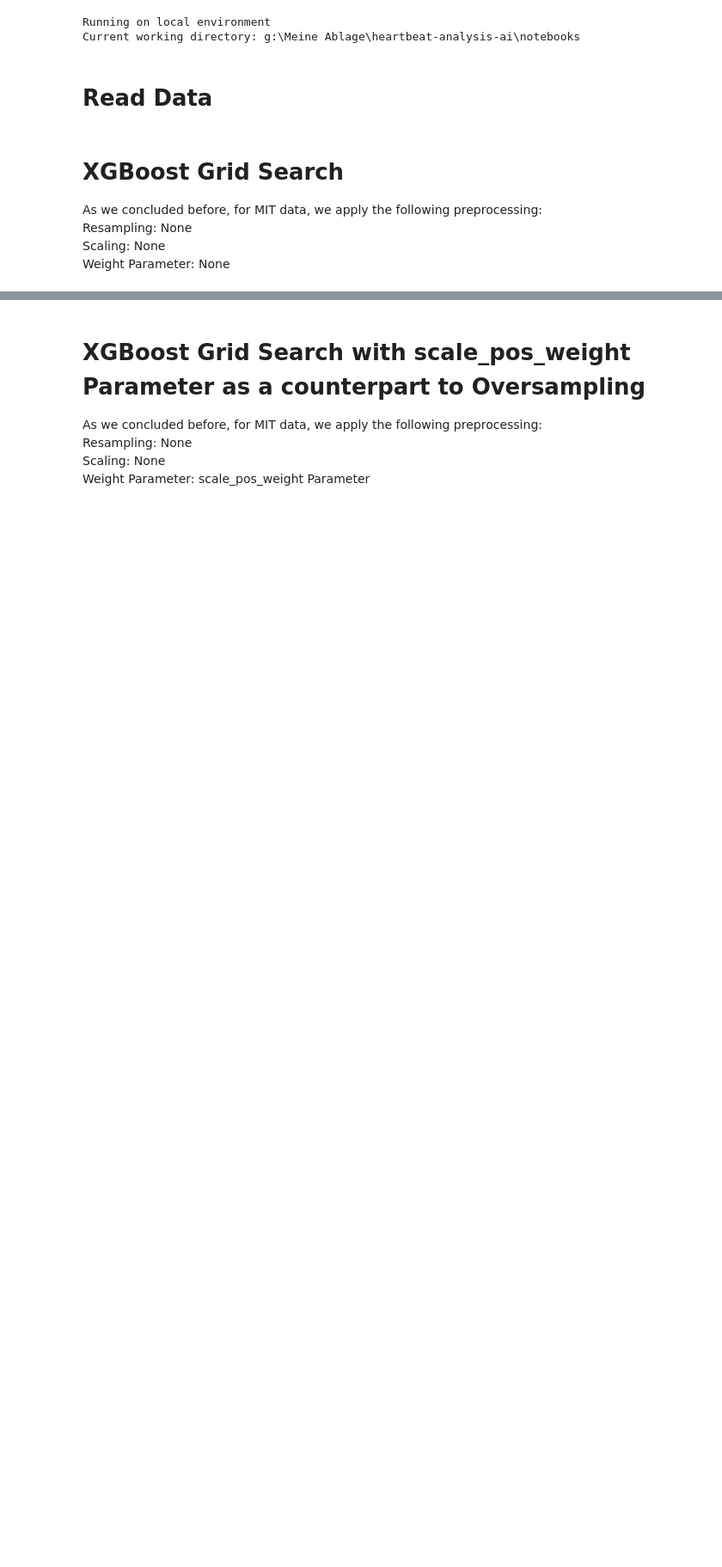
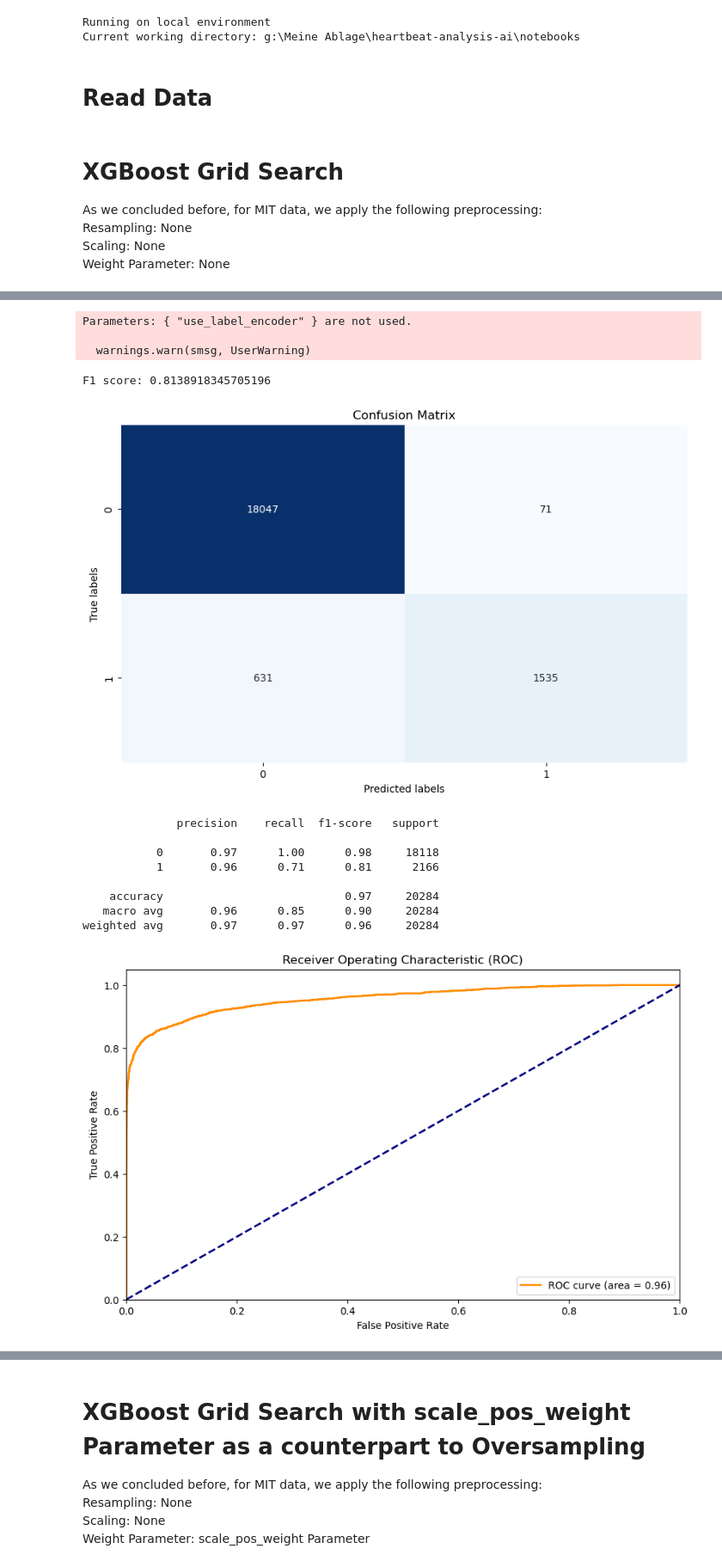
Before and after one commit to Ping-YUAN/heartbeat-analysis-ai, a Jupyter notebook: notebooks/modeling_mit_XGBoost.ipynb, the cells around one changed output, grey strips where cells are left out. Shown at 86% size. Cells and saved outputs as stored; diff of their text form; code cells hidden in the pictures; blank space fills up the shorter version.

```diff
--- a/notebooks/modeling_mit_XGBoost.ipynb
+++ b/notebooks/modeling_mit_XGBoost.ipynb
@@ -88,13 +88,13 @@ Weight Parameter: None
 # XGBoost model with initial parameters
 xgb = XGBClassifier(eval_metric='mlogloss', use_label_encoder=False, random_state=42)
 
-# grid search parameters for XGBoost
+# grid search parameters for XGBoost (simplified because too many parameters are too computationally expensive otherwise!)
 grid_params = {
-    'xgb__n_estimators': [100, 200, 300],  # Number of trees in the forest
-    'xgb__max_depth': [3, 4, 5],  # Maximum depth of the tree
-    'xgb__learning_rate': [0.01, 0.1, 0.2],  # Learning rate
-    'xgb__subsample': [0.8, 1],  # Subsample ratio of the training instances
-    'xgb__colsample_bytree': [0.8, 1],  # Subsample ratio of columns when constructing each tree
+    'xgb__n_estimators': [100],  # Number of trees in the forest
+    'xgb__max_depth': [3],  # Maximum depth of the tree
+    'xgb__learning_rate': [0.1],  # Learning rate
+    'xgb__subsample': [0.8],  # Subsample ratio of the training instances
+    'xgb__colsample_bytree': [0.8],  # Subsample ratio of columns when constructing each tree
 }
 
 # inner and outer cross-validation (for nested cross-validation)
@@ -206,0 +208,14 @@ KeyboardInterrupt:
+Parameters: { "use_label_encoder" } are not used.
+
+  warnings.warn(smsg, UserWarning)
+F1 score: 0.8138918345705196
+[figure, added]
+              precision    recall  f1-score   support
+
+           0       0.97      1.00      0.98     18118
+           1       0.96      0.71      0.81      2166
+
+    accuracy                           0.97     20284
+   macro avg       0.96      0.85      0.90     20284
+weighted avg       0.97      0.97      0.96     20284
+[figure, added]
```
Also changed, not shown: parts of 3 cells of this notebook, 3 other files.
